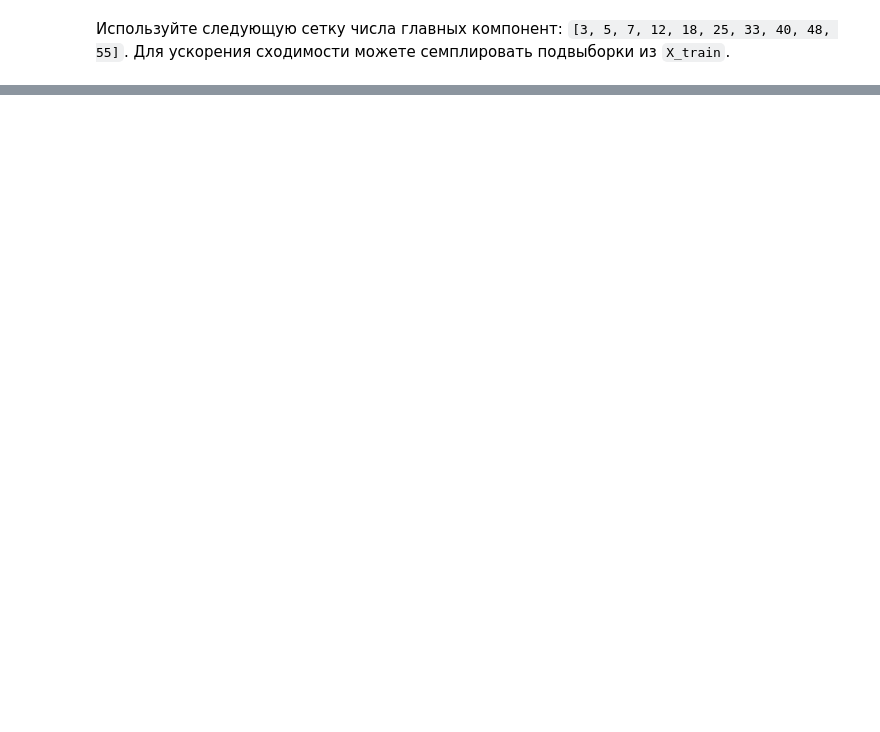
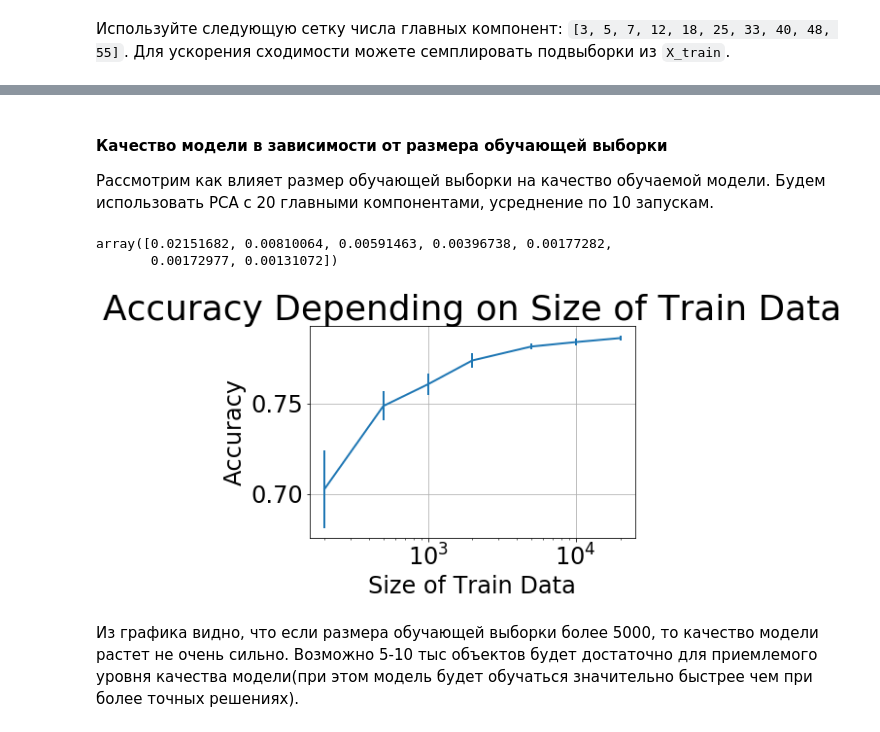
Before and after one commit to Intelligent-Systems-Phystech/StartCode, a Jupyter notebook: Mironova2018ProblemMNIST/MNIST.ipynb, the cells around one changed output, grey strips where cells are left out. Cells and saved outputs as stored; diff of their text form; code cells hidden in the pictures; blank space fills up the shorter version.

```diff
--- a/Mironova2018ProblemMNIST/MNIST.ipynb
+++ b/Mironova2018ProblemMNIST/MNIST.ipynb
@@ -110,0 +126,30 @@ plt.plot(range(1, 21), pca.explained_variance_ratio_)
+# %% [markdown]
+#### Качество модели в зависимости от размера обучающей выборки
+
+Рассмотрим как влияет размер обучающей выборки на качество обучаемой модели. Будем использовать PCA c 20 главными компонентами, усреднение по 10 запускам.
+# %%
+k = 10
+obj_numbers = [200, 500, 1000, 2000, 5000, 10000, 20000]
+results = np.empty((len(obj_numbers), k))
+for n, obj_num in enumerate(obj_numbers):
+    for i in tqdm(range(k), desc="%.0f train objects" % obj_num):
+        res = step(fashion_mnist.load_data(), 20, obj_num)
+        results[n, i] = res
+
+mean = results.mean(axis=1)
+std = results.std(axis=1)
+# %%
+plt.errorbar(obj_numbers, mean, yerr=std)
+plt.title("Accuracy Depending on Size of Train Data")
+plt.xlabel("Size of Train Data")
+plt.xscale("log")
+plt.ylabel("Accuracy")
+plt.grid(True)
+
+std
+# %% [output]
+array([0.02151682, 0.00810064, 0.00591463, 0.00396738, 0.00177282,
+       0.00172977, 0.00131072])
+[figure, added]
+# %% [markdown]
+Из графика видно, что если размера обучающей выборки более 5000, то качество модели растет не очень сильно. Возможно 5-10 тыс объектов будет достаточно для приемлемого уровня качества модели(при этом модель будет обучаться значительно быстрее чем при более точных решениях).
```
Also changed, not shown: parts of 17 cells of this notebook.
